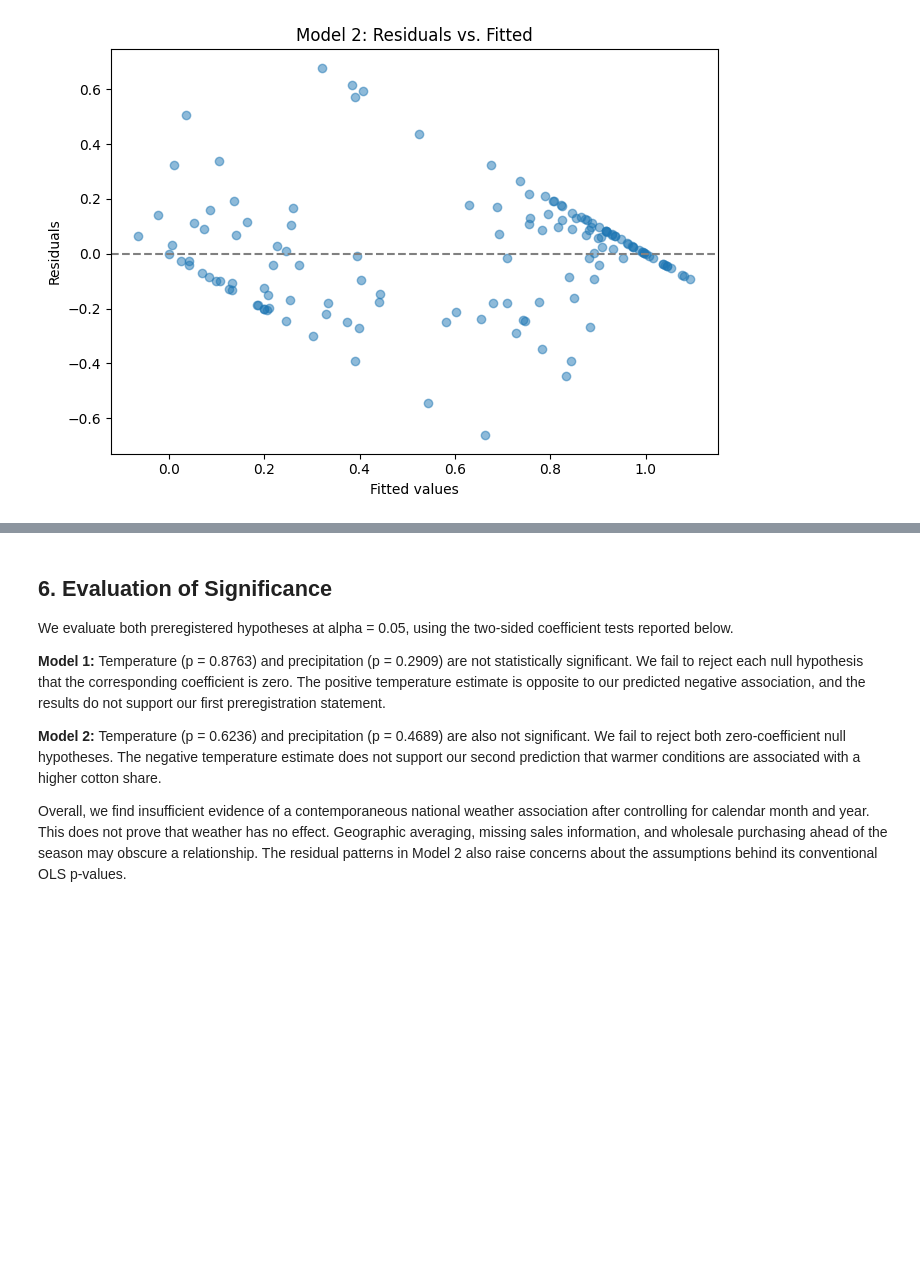
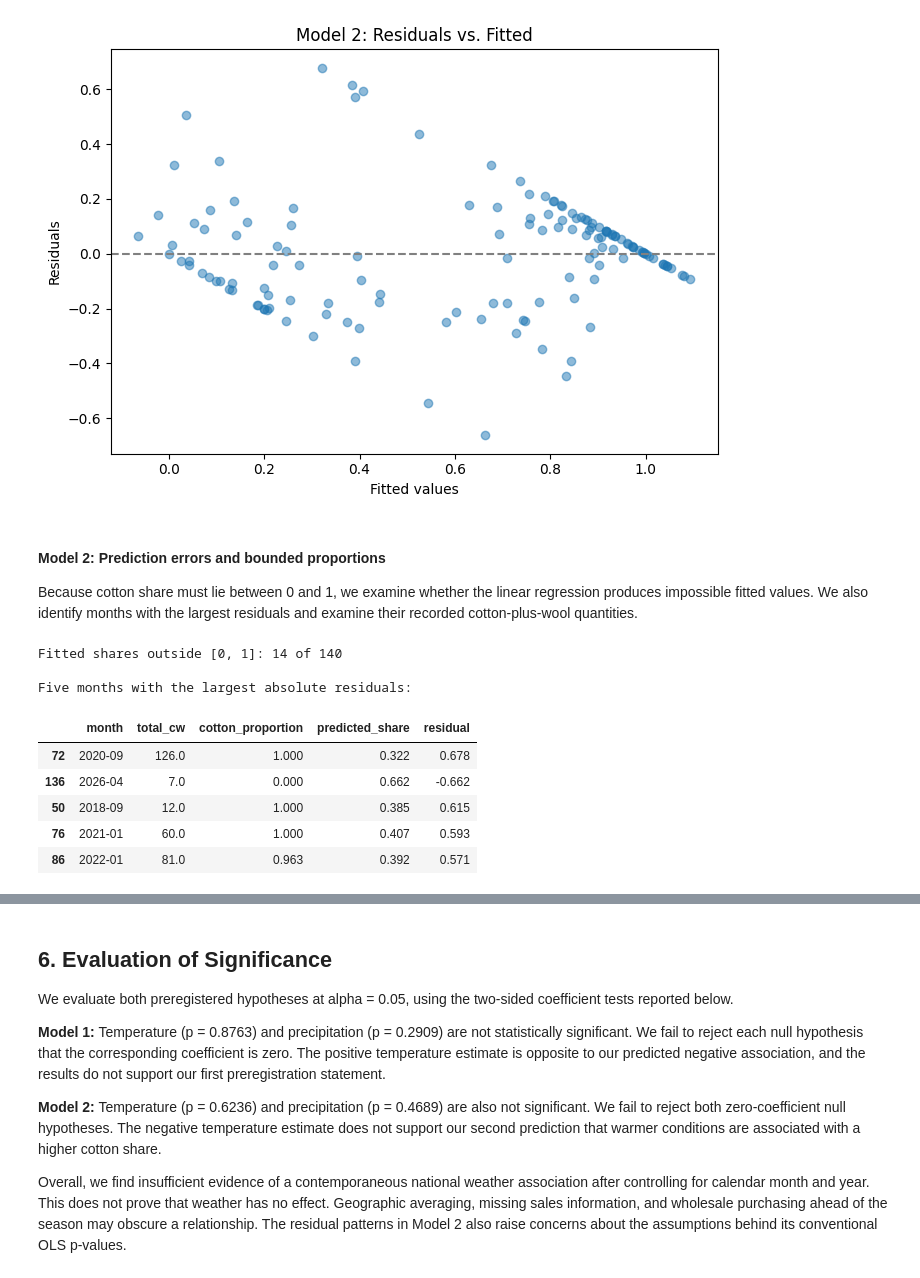
Before and after one commit to bobbybotbop/INFO2950, a Jupyter notebook: phase3.ipynb, the cells around one changed output, grey strips where cells are left out. Cells and saved outputs as stored; diff of their text form; code cells hidden in the pictures; blank space fills up the shorter version.

```diff
--- a/phase3.ipynb
+++ b/phase3.ipynb
@@ -455,3 +512,54 @@ plt.tight_layout()
 plt.show()
 # %% [output]
 [figure]
+# %% [markdown]
+#### Model 2: Prediction errors and bounded proportions
+
+Because cotton share must lie between 0 and 1, we examine whether the linear regression produces impossible fitted values. We also identify months with the largest residuals and examine their recorded cotton-plus-wool quantities.
+# %%
+# Examine fitted cotton proportions and residuals.
+model2_diagnostics = model2_data[
+    ['month', 'cotton_proportion', 'total_cw']
+].copy()
+
+model2_diagnostics['predicted_share'] = model2.fittedvalues
+model2_diagnostics['residual'] = model2.resid
+model2_diagnostics['absolute_residual'] = model2.resid.abs()
+
+# Count fitted values outside the valid 0-1 range.
+outside_bounds = (
+    (model2_diagnostics['predicted_share'] < 0) |
+    (model2_diagnostics['predicted_share'] > 1)
+)
+
+print(
+    'Fitted shares outside [0, 1]:',
+    outside_bounds.sum(),
+    'of',
+    len(model2_diagnostics)
+)
+
+model2_diagnostics['month'] = (
+    model2_diagnostics['month'].dt.strftime('%Y-%m')
+)
+
+print('\nFive months with the largest absolute residuals:')
+
+display(
+    model2_diagnostics
+    .sort_values('absolute_residual', ascending=False)
+    [['month', 'total_cw', 'cotton_proportion',
+      'predicted_share', 'residual']]
+    .head(5)
+    .round(3)
+)
+# %% [output]
+Fitted shares outside [0, 1]: 14 of 140
+
+Five months with the largest absolute residuals:
+|  | month | total_cw | cotton_proportion | predicted_share | residual |
+| 72 | 2020-09 | 126.0 | 1.000 | 0.322 | 0.678 |
+| 136 | 2026-04 | 7.0 | 0.000 | 0.662 | -0.662 |
+| 50 | 2018-09 | 12.0 | 1.000 | 0.385 | 0.615 |
+| 76 | 2021-01 | 60.0 | 1.000 | 0.407 | 0.593 |
+| 86 | 2022-01 | 81.0 | 0.963 | 0.392 | 0.571 |
```
Also changed, not shown: parts of 10 cells of this notebook, 1 other file.
